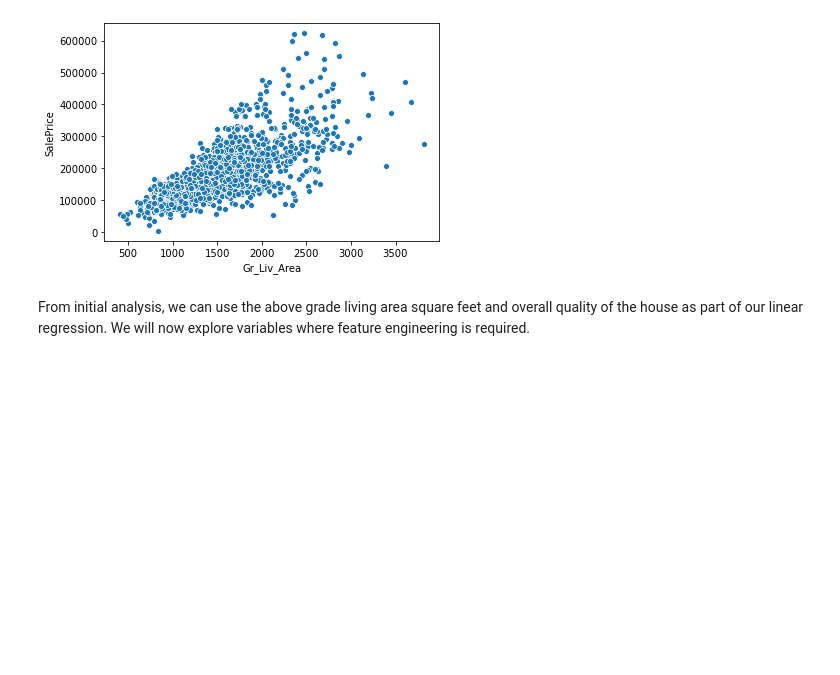
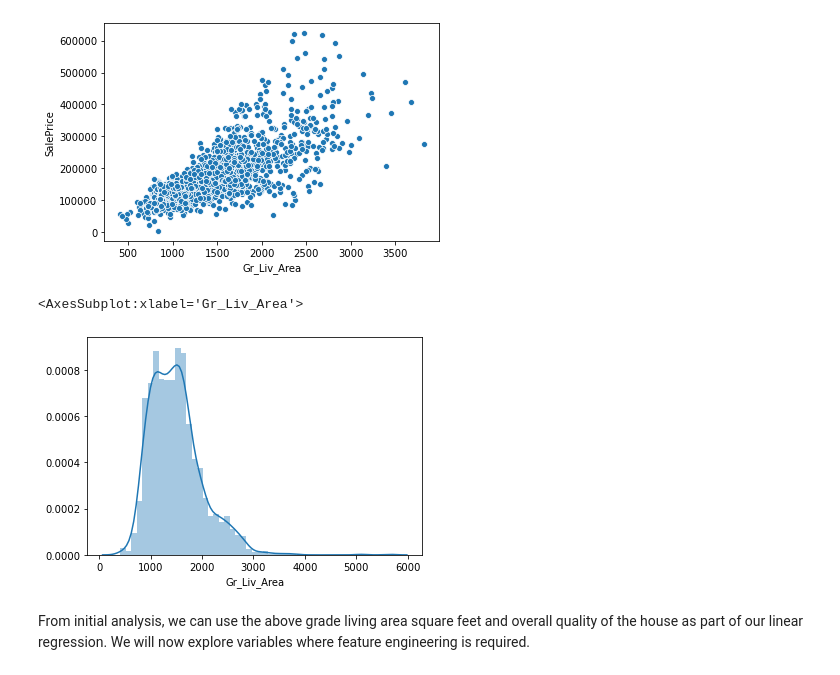
Before and after one commit to benchang123/Ames-Housing, a Jupyter notebook: Ames Housing Writeup.ipynb, the cells around one changed output. Saved outputs shown, nothing was run; the diff lists cells and outputs as text; code cells hidden in the pictures; blank space fills up the shorter version.

```diff
--- a/Ames Housing Writeup.ipynb
+++ b/Ames Housing Writeup.ipynb
@@ -132,6 +133,11 @@ sns.scatterplot(data=training_data_2,x='Gr_Liv_Area',y='SalePrice')
 # %% [output]
 <AxesSubplot:xlabel='Gr_Liv_Area', ylabel='SalePrice'>
 [figure]
+# %%
+sns.distplot(training_data['Gr_Liv_Area'])
+# %% [output]
+<AxesSubplot:xlabel='Gr_Liv_Area'>
+[figure, added]
 # %% [markdown]
 From initial analysis, we can use the above grade living area square feet and overall quality of the house as part of our linear regression. We will now explore variables where feature engineering is required.
 # %% [markdown]
```
Also changed, not shown: parts of 11 cells of this notebook.
